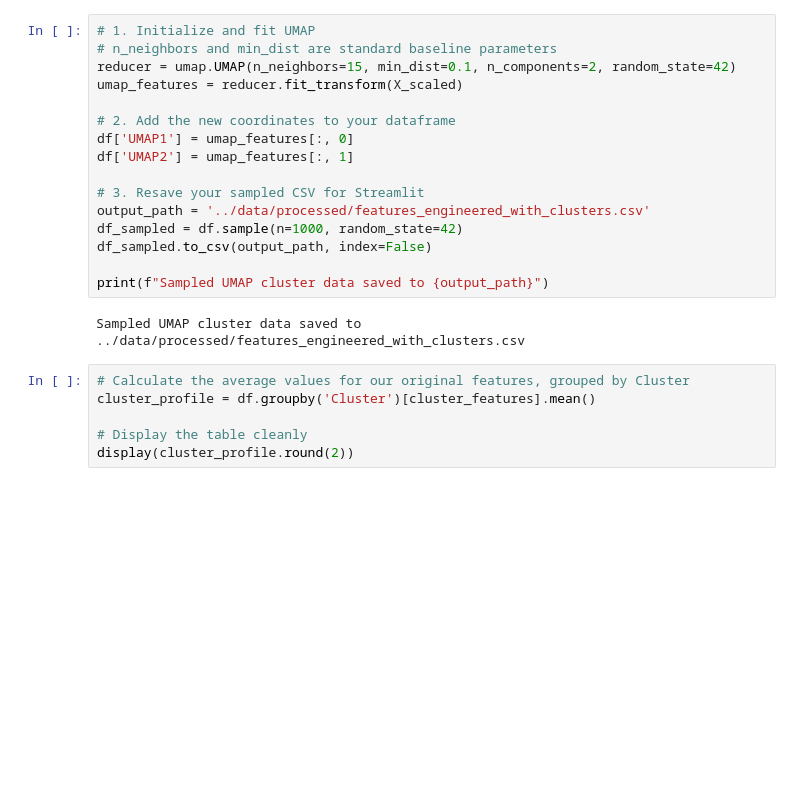
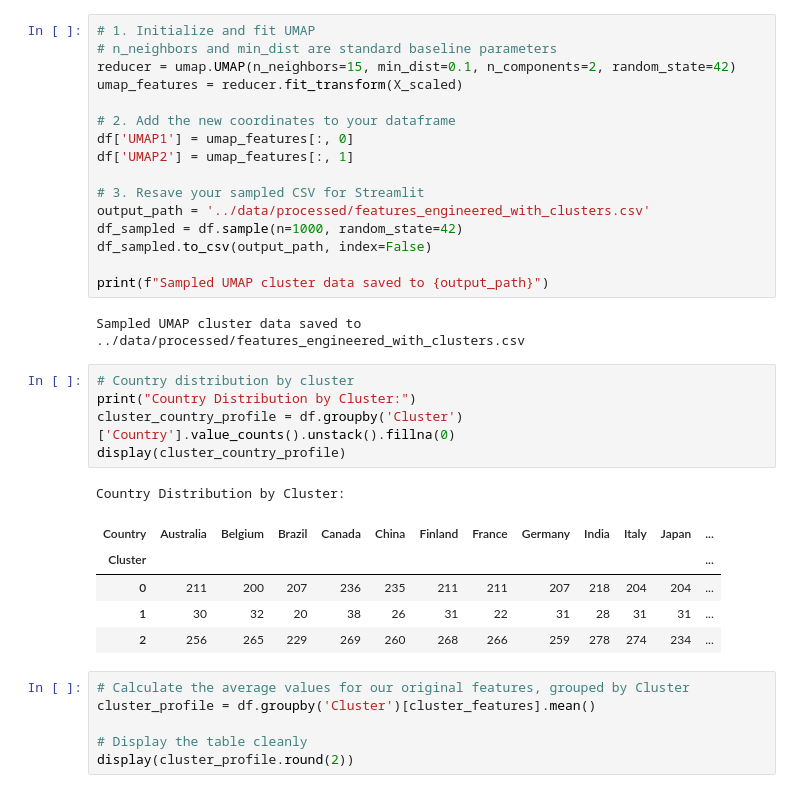
Before and after one commit to mehalyna/DS-Research-NS, a Jupyter notebook: analysis/03_clustering.ipynb, the cells around one changed output. Saved outputs shown, nothing was run; the diff lists cells and outputs as text; blank space fills up the shorter version.

```diff
--- a/analysis/03_clustering.ipynb
+++ b/analysis/03_clustering.ipynb
@@ -111,6 +111,18 @@ df_sampled.to_csv(output_path, index=False)
 print(f"Sampled UMAP cluster data saved to {output_path}")
 # %% [output]
 Sampled UMAP cluster data saved to ../data/processed/features_engineered_with_clusters.csv
+# %%
+# Country distribution by cluster
+print("Country Distribution by Cluster:")
+cluster_country_profile = df.groupby('Cluster')['Country'].value_counts().unstack().fillna(0)
+display(cluster_country_profile)
+# %% [output]
+Country Distribution by Cluster:
+| Country | Australia | Belgium | Brazil | Canada | China | Finland | France | Germany | India | Italy | Japan | ... |
+| Cluster |  |  |  |  |  |  |  |  |  |  |  | ... |
+| 0 | 211 | 200 | 207 | 236 | 235 | 211 | 211 | 207 | 218 | 204 | 204 | ... |
+| 1 | 30 | 32 | 20 | 38 | 26 | 31 | 22 | 31 | 28 | 31 | 31 | ... |
+| 2 | 256 | 265 | 229 | 269 | 260 | 268 | 266 | 259 | 278 | 274 | 234 | ... |
 # %%
 # Calculate the average values for our original features, grouped by Cluster
 cluster_profile = df.groupby('Cluster')[cluster_features].mean()
```
Also changed, not shown: 1 other file.
